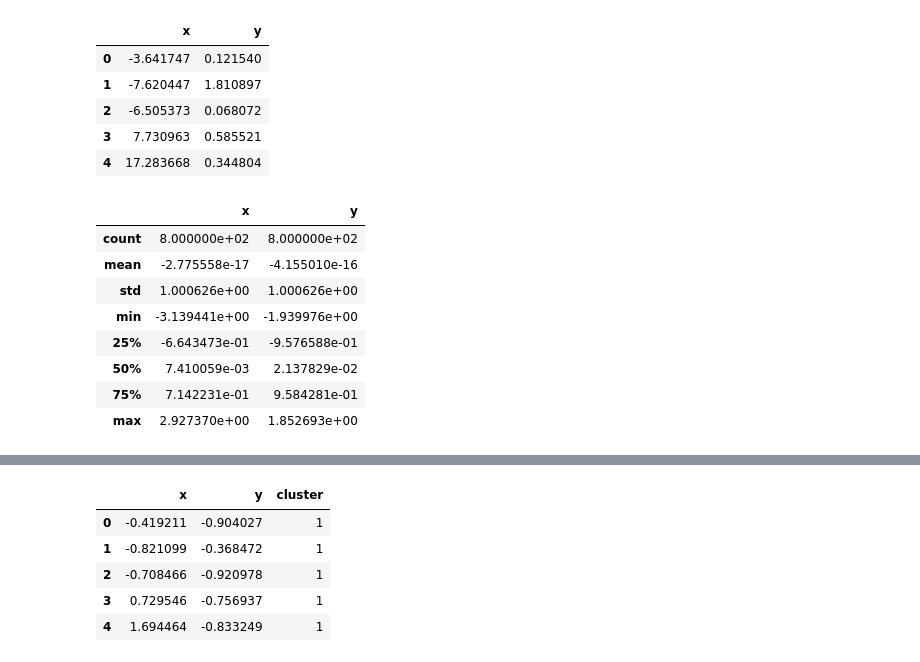
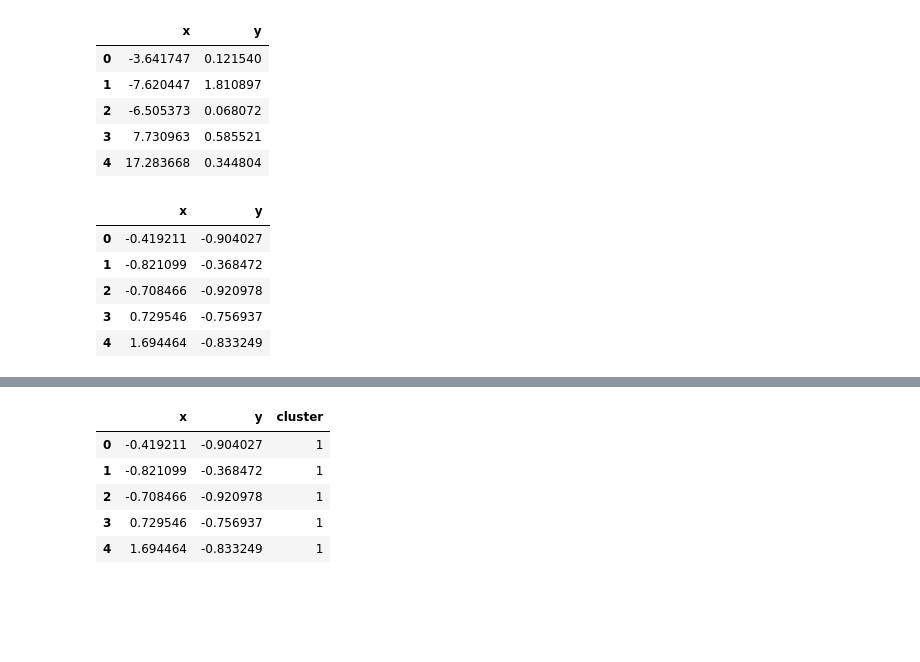
Before and after one commit to brianclements03/clustering, a Jupyter notebook: modeling.ipynb, the cells around one changed output, grey strips where cells are left out. Cells and saved outputs as stored; diff of their text form; code cells hidden in the pictures; blank space fills up the shorter version.

```diff
--- a/modeling.ipynb
+++ b/modeling.ipynb
@@ -445,17 +503,14 @@ goog.head()
 | 3 | 7.730963 | 0.585521 |
 | 4 | 17.283668 | 0.344804 |
 # %%
-goog_scaled.describe()
+goog_scaled.head()
 # %% [output]
 |  | x | y |
-| count | 8.000000e+02 | 8.000000e+02 |
-| mean | -2.775558e-17 | -4.155010e-16 |
-| std | 1.000626e+00 | 1.000626e+00 |
-| min | -3.139441e+00 | -1.939976e+00 |
-| 25% | -6.643473e-01 | -9.576588e-01 |
-| 50% | 7.410059e-03 | 2.137829e-02 |
-| 75% | 7.142231e-01 | 9.584281e-01 |
-| max | 2.927370e+00 | 1.852693e+00 |
+| 0 | -0.419211 | -0.904027 |
+| 1 | -0.821099 | -0.368472 |
+| 2 | -0.708466 | -0.920978 |
+| 3 | 0.729546 | -0.756937 |
+| 4 | 1.694464 | -0.833249 |
 # %%
 # sklearn implementation of KMeans
 #define the thing
```
Also changed, not shown: parts of 13 cells of this notebook, 1 other file.
